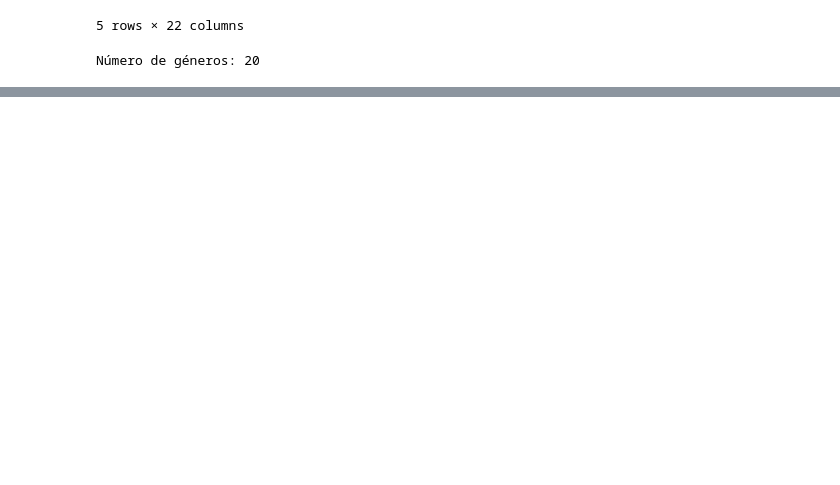
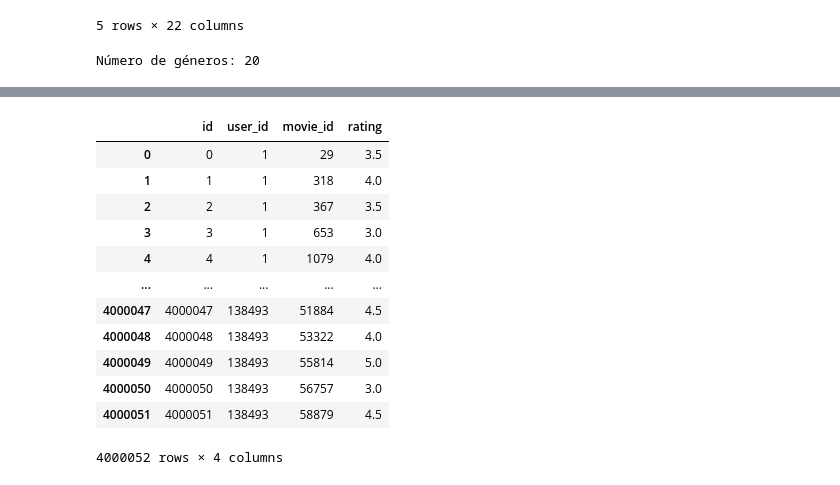
Before and after one commit to JuanDiegoGonzalez/Taller1SisRec, a Jupyter notebook: models/preprocessing.ipynb, the cells around one changed output, grey strips where cells are left out. Saved outputs shown, nothing was run; the diff lists cells and outputs as text; code cells hidden in the pictures; blank space fills up the shorter version.

```diff
--- a/models/preprocessing.ipynb
+++ b/models/preprocessing.ipynb
@@ -293,0 +527,8 @@ Número de géneros: 20
+# %%
+ratings_sample_renamed = ratings_sample.rename(columns={"item_id": "movie_id"})
+
+ratings_sample_renamed = ratings_sample_renamed.drop(columns=["timestamp"])
+
+ratings_sample_renamed = ratings_sample_renamed.sort_index()
+
+ratings_sample_renamed
@@ -293,0 +589,17 @@ Número de géneros: 20
+# %%
+ratings_sample_renamed = ratings_sample_renamed.reset_index().rename(columns={'index': 'id'})
+ratings_sample_renamed
+# %% [output]
+|  | id | user_id | movie_id | rating |
+| 0 | 0 | 1 | 29 | 3.5 |
+| 1 | 1 | 1 | 318 | 4.0 |
+| 2 | 2 | 1 | 367 | 3.5 |
+| 3 | 3 | 1 | 653 | 3.0 |
+| 4 | 4 | 1 | 1079 | 4.0 |
+| ... | ... | ... | ... | ... |
+| 4000047 | 4000047 | 138493 | 51884 | 4.5 |
+| 4000048 | 4000048 | 138493 | 53322 | 4.0 |
+| 4000049 | 4000049 | 138493 | 55814 | 5.0 |
+| 4000050 | 4000050 | 138493 | 56757 | 3.0 |
+| 4000051 | 4000051 | 138493 | 58879 | 4.5 |
+4000052 rows × 4 columns
```
Also changed, not shown: parts of 32 cells of this notebook, 9 other files.
